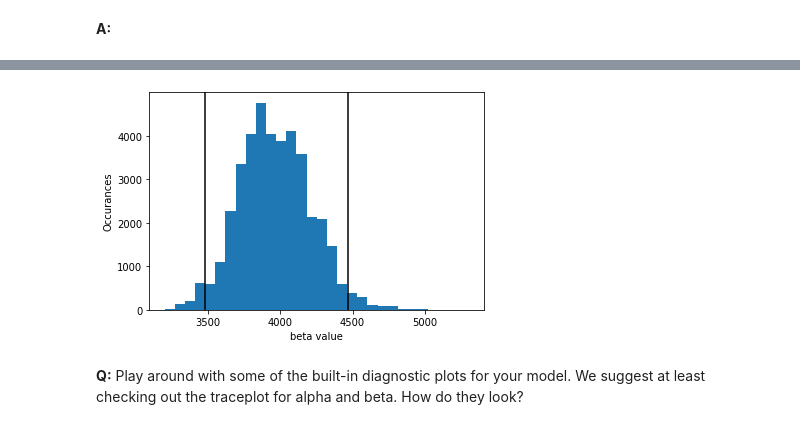
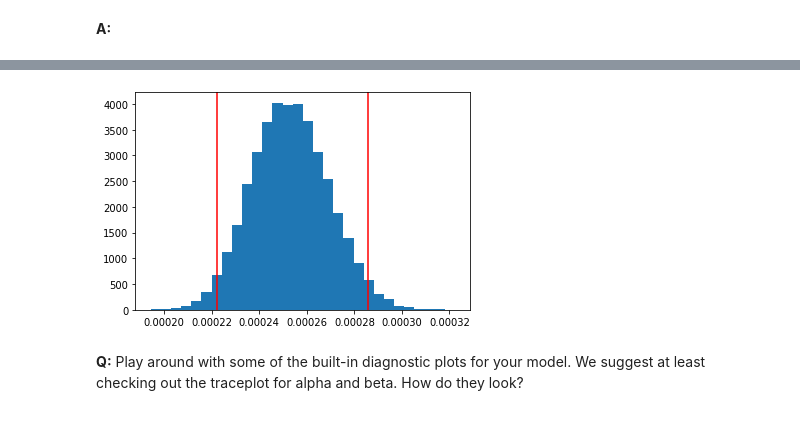
Before and after one commit to alwynpinto/Springboard, a Jupyter notebook: inferential_statistics_3-Q.ipynb, the cells around one changed output, grey strips where cells are left out. Cells and saved outputs as stored; diff of their text form; code cells hidden in the pictures.

```diff
--- a/inferential_statistics_3-Q.ipynb
+++ b/inferential_statistics_3-Q.ipynb
@@ -101,9 +101,8 @@ Hint: you may find it helpful to work backwards. Start with your `pm.Gamma`, and
 __A:__
 # %%
 with pm.Model() as model:
-    alpha_ = pm.Exponential("alpha_",alpha_est)
-    rate_ = pm.Exponential("rate_",rate_est)
+    alpha_ = pm.Exponential("alpha",1/alpha_est)
+    rate_ = pm.Exponential("beta",1/rate_est)
     charge_no_ins = pm.Gamma("charge_no_insurance", alpha=alpha_, beta=rate_, observed=no_insurance)
-    step = pm.Metropolis()
-    trace = pm.sample(10000,step=step)
+    trace = pm.sample(10000)
 # %% [output]
@@ -124,9 +122,8 @@ __Q:__ Explore your posteriors for $\alpha$ and $\beta$ (from the trace).
 __A:__
 # %%
 burned_trace = trace[5000:]
-alpha = trace['alpha_']
-rate = trace['rate_']
-beta = 1/rate
+alpha = trace['alpha']
+beta = trace['beta']
 # %%
 alpha_mean = np.mean(alpha)
 alpha95 = np.percentile(alpha,[2.5,97.5])
@@ -160,11 +155,9 @@ array([<matplotlib.axes._subplots.AxesSubplot object at 0x...>],
 # %%
-plt.hist(x = beta, bins=30)
-_ = plt.axvline(beta95[0], color='k')
-_ = plt.axvline(beta95[1], color='k')
-_ = plt.xlabel('beta value')
-_ = plt.ylabel('Occurances')
+_ = plt.hist(beta,bins = 30)
+_ = plt.axvline(beta95[0],color='r')
+_ = plt.axvline(beta95[1],color='r')
 # %% [output]
-[figure, old version]
+[figure, new version]
 # %%
 # They look normally distributed
 # %% [markdown]
```
Also changed, not shown: parts of 14 cells of this notebook.
